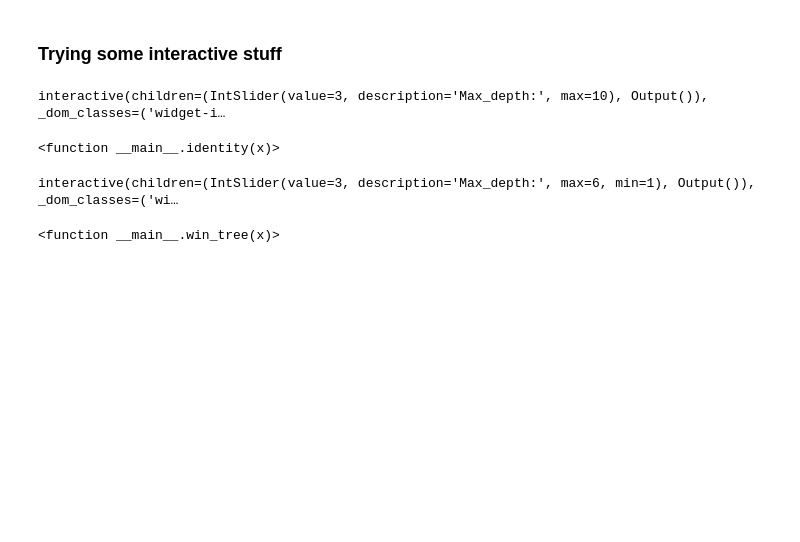
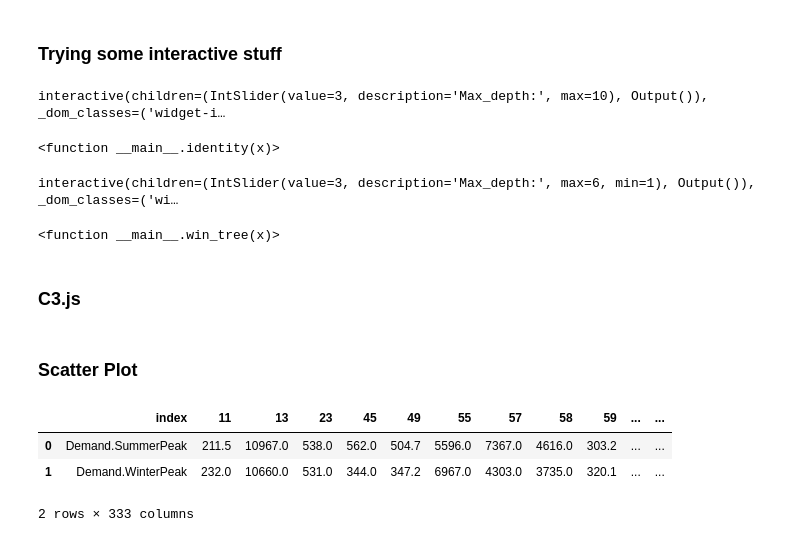
Before and after one commit to zhuy9/DMwP-EnergyUsage, a Jupyter notebook: Project_Workspace_.ipynb, the cells around one changed output. Saved outputs shown, nothing was run; the diff lists cells and outputs as text; code cells hidden in the pictures; blank space fills up the shorter version.

```diff
--- a/Project_Workspace_.ipynb
+++ b/Project_Workspace_.ipynb
@@ -227,3 +230,21 @@ interact(win_tree, x=input_slider)
 # %% [output]
 interactive(children=(IntSlider(value=3, description='Max_depth:', max=6, min=1), Output()), _dom_classes=('wi…
 <function __main__.win_tree(x)>
+# %% [markdown]
+### C3.js
+# %% [markdown]
+### Scatter Plot
+# %%
+df_Su_Wi = df[['Demand.SummerPeak', 'Demand.WinterPeak']]
+### drop rows with all zero values
+df_Su_Wi = df_Su_Wi.loc[~(df_Su_Wi==0).all(axis=1)]
+### drop the rows with values that are too low
+df_Su_Wi_bound = 200
+df_Su_Wi = df_Su_Wi[(df_Su_Wi['Demand.SummerPeak'] >= df_Su_Wi_bound) & (df_Su_Wi['Demand.WinterPeak'] >= df_Su_Wi_bound)]
+df_Su_Wi = df_Su_Wi.T.reset_index()
+df_Su_Wi
+# %% [output]
+|  | index | 11 | 13 | 23 | 45 | 49 | 55 | 57 | 58 | 59 | ... | ... |
+| 0 | Demand.SummerPeak | 211.5 | 10967.0 | 538.0 | 562.0 | 504.7 | 5596.0 | 7367.0 | 4616.0 | 303.2 | ... | ... |
+| 1 | Demand.WinterPeak | 232.0 | 10660.0 | 531.0 | 344.0 | 347.2 | 6967.0 | 4303.0 | 3735.0 | 320.1 | ... | ... |
+2 rows × 333 columns
```
Also changed, not shown: parts of 14 cells of this notebook.
